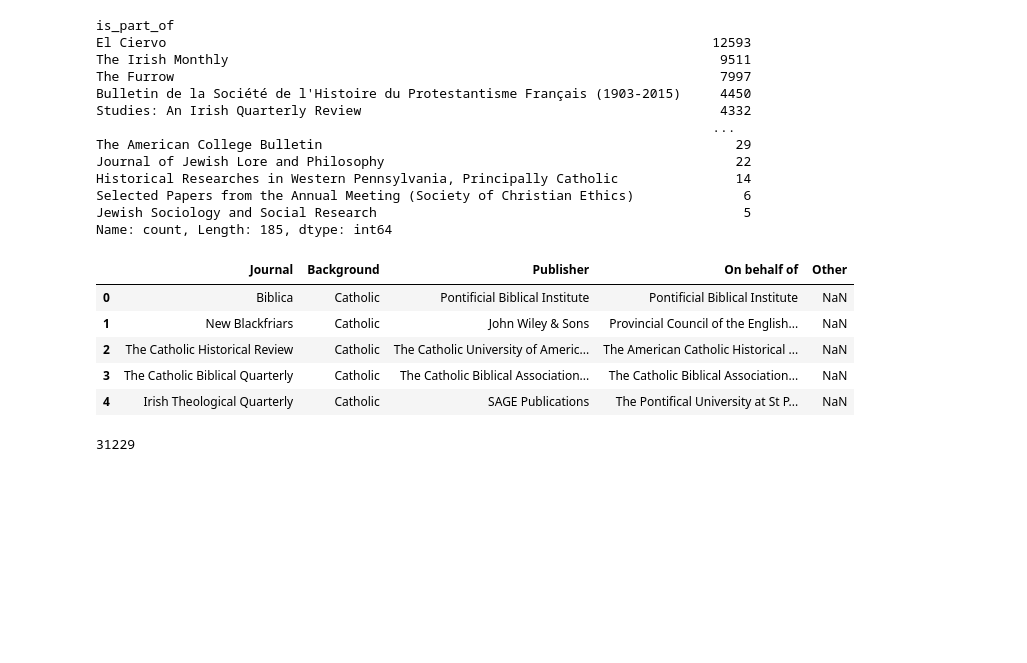
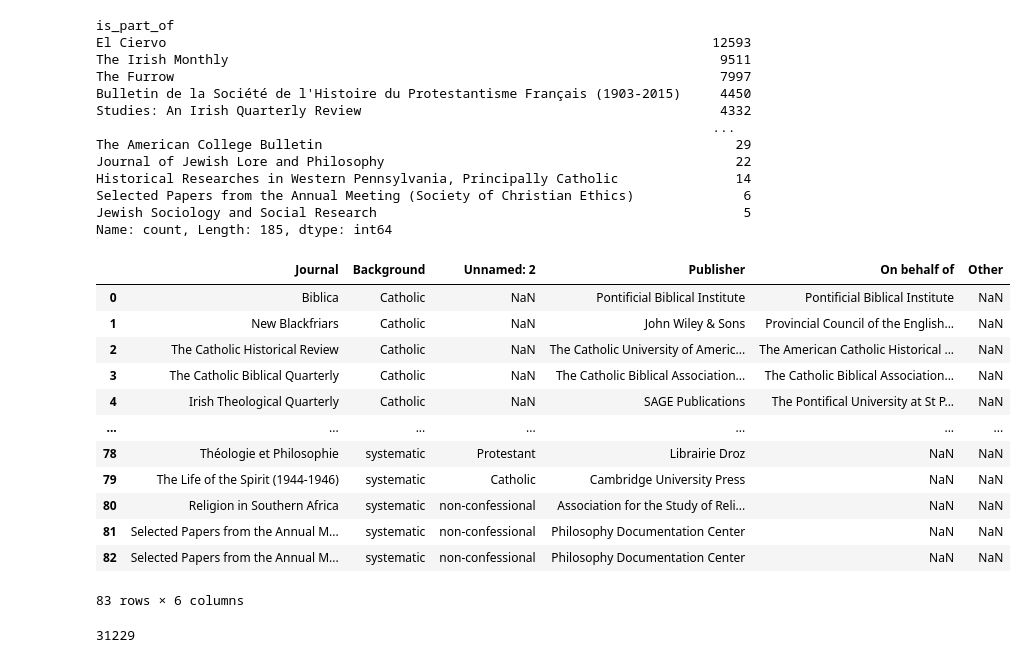
Before and after one commit to kasev/mops, a Jupyter notebook: scripts/jstor-metadata-loader.ipynb, the cells around one changed output. Drawn from its saved outputs; the diff is of its cells as text; code cells hidden in the pictures; blank space fills up the shorter version.

```diff
--- a/scripts/jstor-metadata-loader.ipynb
+++ b/scripts/jstor-metadata-loader.ipynb
@@ -114,12 +123,19 @@ metadata_religion.value_counts("is_part_of").to_csv("../data/journals_religion_2
 # %%
-journals_annotated.head()
+journals_annotated
 # %% [output]
-|  | Journal | Background | Publisher | On behalf of | Other |
-| 0 | Biblica | Catholic | Pontificial Biblical Institute | Pontificial Biblical Institute | NaN |
-| 1 | New Blackfriars | Catholic | John Wiley & Sons | Provincial Council of the English... | NaN |
-| 2 | The Catholic Historical Review | Catholic | The Catholic University of Americ... | The American Catholic Historical ... | NaN |
-| 3 | The Catholic Biblical Quarterly | Catholic | The Catholic Biblical Association... | The Catholic Biblical Association... | NaN |
-| 4 | Irish Theological Quarterly | Catholic | SAGE Publications | The Pontifical University at St P... | NaN |
+|  | Journal | Background | Unnamed: 2 | Publisher | On behalf of | Other |
+| 0 | Biblica | Catholic | NaN | Pontificial Biblical Institute | Pontificial Biblical Institute | NaN |
+| 1 | New Blackfriars | Catholic | NaN | John Wiley & Sons | Provincial Council of the English... | NaN |
+| 2 | The Catholic Historical Review | Catholic | NaN | The Catholic University of Americ... | The American Catholic Historical ... | NaN |
+| 3 | The Catholic Biblical Quarterly | Catholic | NaN | The Catholic Biblical Association... | The Catholic Biblical Association... | NaN |
+| 4 | Irish Theological Quarterly | Catholic | NaN | SAGE Publications | The Pontifical University at St P... | NaN |
+| ... | ... | ... | ... | ... | ... | ... |
+| 78 | Théologie et Philosophie | systematic | Protestant | Librairie Droz | NaN | NaN |
+| 79 | The Life of the Spirit (1944-1946) | systematic | Catholic | Cambridge University Press | NaN | NaN |
+| 80 | Religion in Southern Africa | systematic | non-confessional | Association for the Study of Reli... | NaN | NaN |
+| 81 | Selected Papers from the Annual M... | systematic | non-confessional | Philosophy Documentation Center | NaN | NaN |
+| 82 | Selected Papers from the Annual M... | systematic | non-confessional | Philosophy Documentation Center | NaN | NaN |
+83 rows × 6 columns
 # %%
 len(metadata_religion[metadata_religion["is_part_of"].isin(journals_annotated["Journal"])])
 # %% [output]
```
Also changed, not shown: parts of 8 cells of this notebook, 7 other files.
